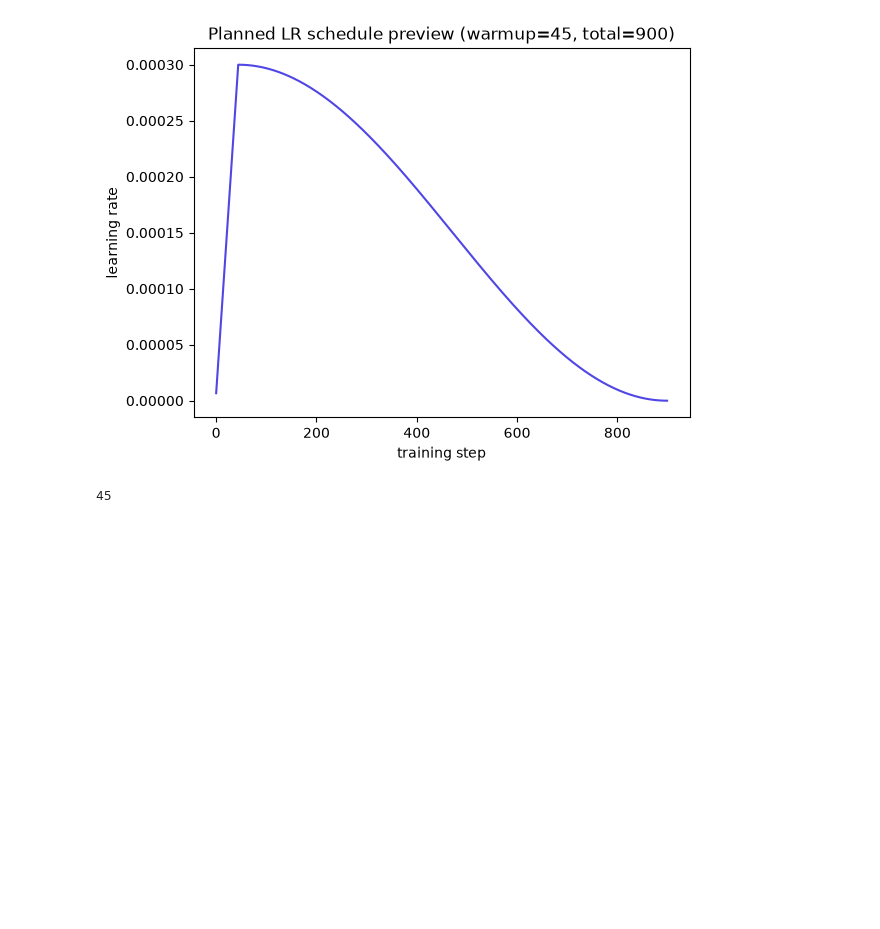
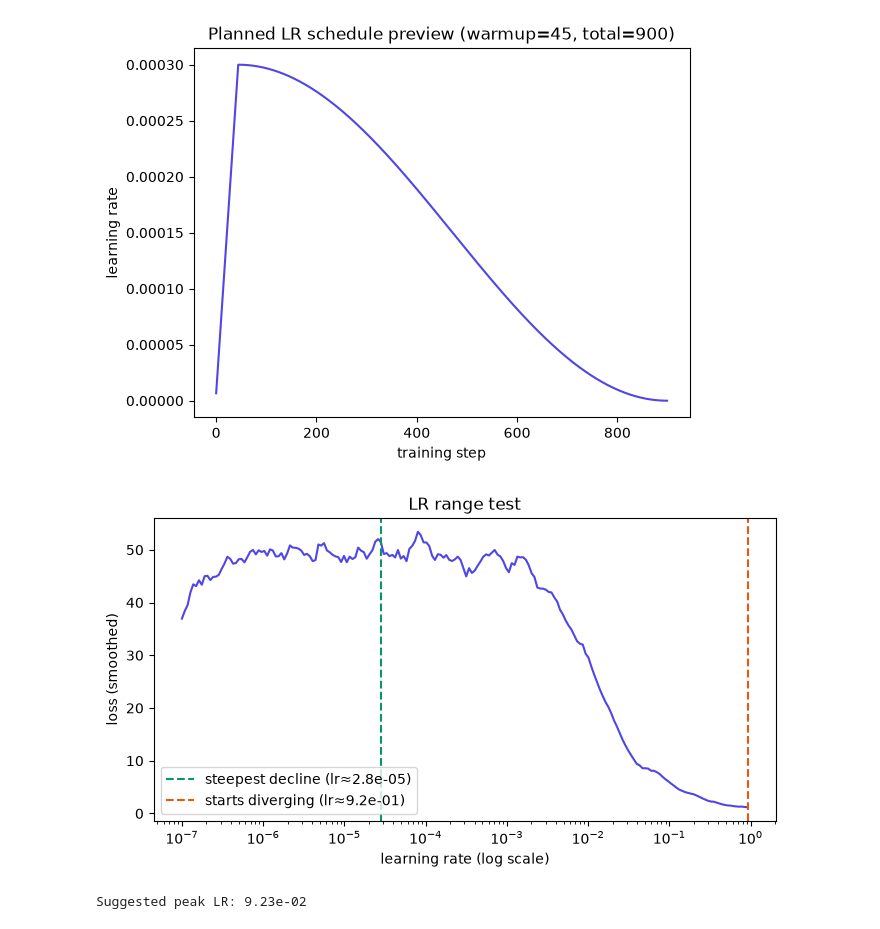
Before and after one commit to datanooblol/a-study-on-transformer, a Jupyter notebook: notebooks/learning_scheduler.ipynb, the cells around one changed output. Saved outputs shown, nothing was run; the diff lists cells and outputs as text; code cells hidden in the pictures; blank space fills up the shorter version.

```diff
--- a/notebooks/learning_scheduler.ipynb
+++ b/notebooks/learning_scheduler.ipynb
@@ -328,7 +354,3 @@ plt.title(f"Planned LR schedule preview (warmup={num_warmup_steps_preview}, tota
 plt.show()
 # %% [output]
 [figure]
-# %%
-num_warmup_steps_preview
-# %% [output]
-45
@@ -334,0 +398,31 @@ num_warmup_steps_preview
+# %%
+lrs_arr = np.array(probe_lrs)
+losses_arr = np.array(probe_losses)
+
+# steepest decline: most negative slope in log(lr)-vs-loss space
+slopes = np.diff(losses_arr) / np.diff(np.log(lrs_arr))
+steepest_idx = np.argmin(slopes)
+
+# divergence: first point after the minimum where loss exceeds 4x that minimum
+min_idx = np.argmin(losses_arr)
+divergence_offset = np.argmax(losses_arr[min_idx:] > 4 * losses_arr[min_idx])
+divergence_idx = min_idx + divergence_offset
+
+suggested_lr = lrs_arr[divergence_idx] / 10   # one order of magnitude below divergence -- Lesson 25's rule of thumb
+
+plt.figure(figsize=(7, 4))
+plt.plot(lrs_arr, losses_arr, color="#4f46e5")
+plt.xscale("log")
+plt.axvline(lrs_arr[steepest_idx], color="#059669", linestyle="--", label=f"steepest decline (lr≈{lrs_arr[steepest_idx]:.1e})")
+plt.axvline(lrs_arr[divergence_idx], color="#ea580c", linestyle="--", label=f"starts diverging (lr≈{lrs_arr[divergence_idx]:.1e})")
+plt.xlabel("learning rate (log scale)")
+plt.ylabel("loss (smoothed)")
+plt.title("LR range test")
+plt.legend()
+plt.tight_layout()
+plt.show()
+
+print(f"Suggested peak LR: {suggested_lr:.2e}")
+# %% [output]
+[figure, added]
+Suggested peak LR: 9.23e-02
```
Also changed, not shown: parts of 6 cells of this notebook, 1 other file.
